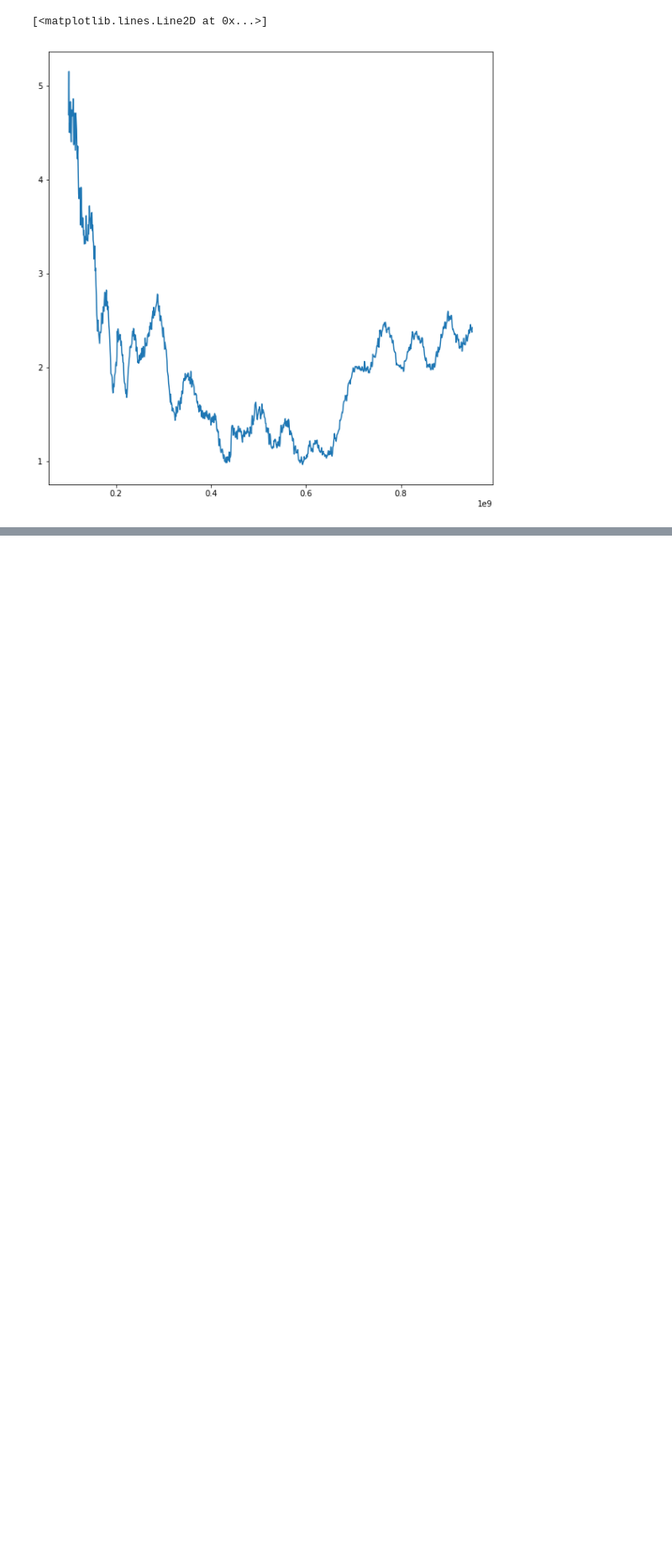
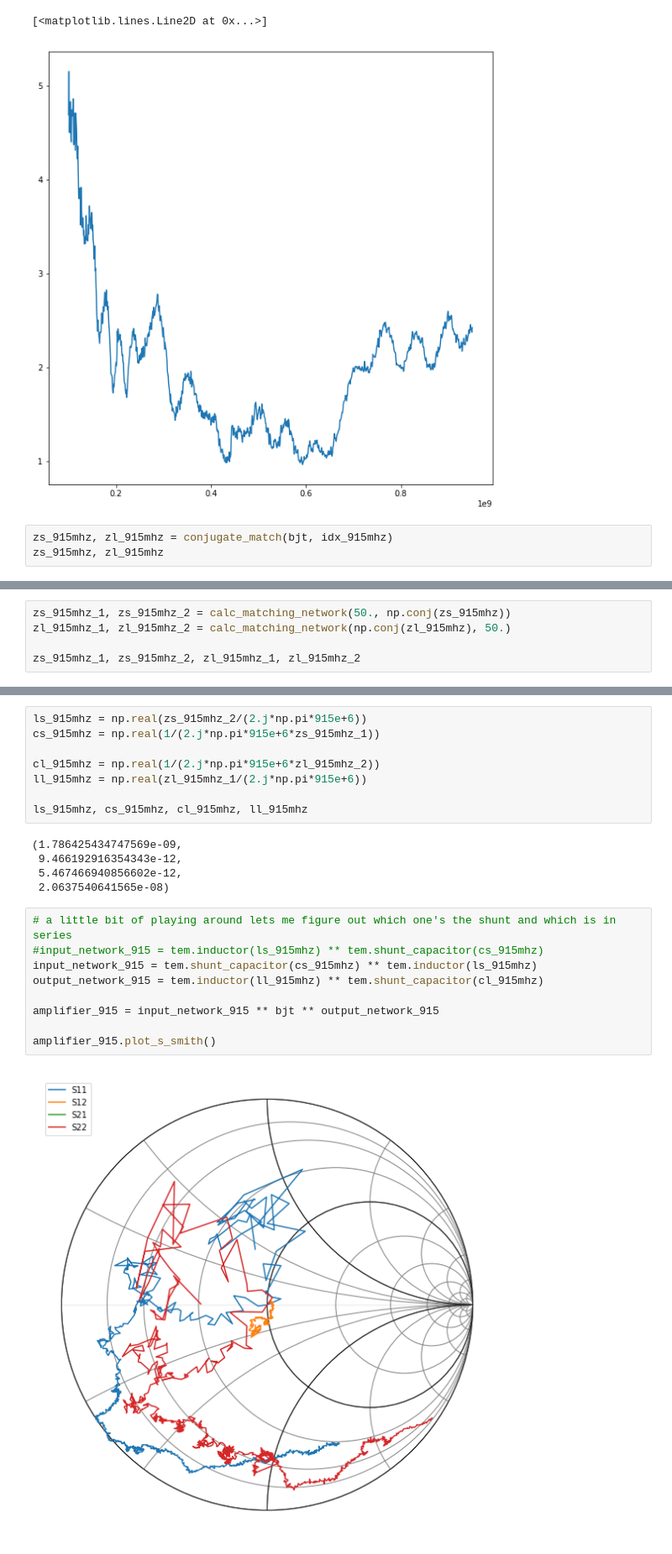
Before and after one commit to cactorium/BFU520R-amplifier, a Jupyter notebook: sim/calc-matching-networks.ipynb, the cells around one changed output, grey strips where cells are left out. Shown at 84% size. Cells and saved outputs as stored; diff of their text form; blank space fills up the shorter version.

```diff
--- a/sim/calc-matching-networks.ipynb
+++ b/sim/calc-matching-networks.ipynb
@@ -205,3 +205,6 @@ plt.plot(amplifier_144.f, K(amplifier_144))
 # %% [output]
 [<matplotlib.lines.Line2D at 0x...>]
 [figure]
+# %%
+zs_915mhz, zl_915mhz = conjugate_match(bjt, idx_915mhz)
+zs_915mhz, zl_915mhz
@@ -207,0 +214,5 @@ plt.plot(amplifier_144.f, K(amplifier_144))
+# %%
+zs_915mhz_1, zs_915mhz_2 = calc_matching_network(50., np.conj(zs_915mhz))
+zl_915mhz_1, zl_915mhz_2 = calc_matching_network(np.conj(zl_915mhz), 50.)
+
+zs_915mhz_1, zs_915mhz_2, zl_915mhz_1, zl_915mhz_2
@@ -207,0 +224,24 @@ plt.plot(amplifier_144.f, K(amplifier_144))
+# %%
+ls_915mhz = np.real(zs_915mhz_2/(2.j*np.pi*915e+6))
+cs_915mhz = np.real(1/(2.j*np.pi*915e+6*zs_915mhz_1))
+
+cl_915mhz = np.real(1/(2.j*np.pi*915e+6*zl_915mhz_2))
+ll_915mhz = np.real(zl_915mhz_1/(2.j*np.pi*915e+6))
+
+ls_915mhz, cs_915mhz, cl_915mhz, ll_915mhz
+# %% [output]
+(1.786425434747569e-09,
+ 9.466192916354343e-12,
+ 5.467466940856602e-12,
+ 2.0637540641565e-08)
+# %%
+# a little bit of playing around lets me figure out which one's the shunt and which is in series
+#input_network_915 = tem.inductor(ls_915mhz) ** tem.shunt_capacitor(cs_915mhz)
+input_network_915 = tem.shunt_capacitor(cs_915mhz) ** tem.inductor(ls_915mhz)
+output_network_915 = tem.inductor(ll_915mhz) ** tem.shunt_capacitor(cl_915mhz)
+
+amplifier_915 = input_network_915 ** bjt ** output_network_915
+
+amplifier_915.plot_s_smith()
+# %% [output]
+[figure, added]
```
Also changed, not shown: parts of 4 cells of this notebook, 5 other files.
